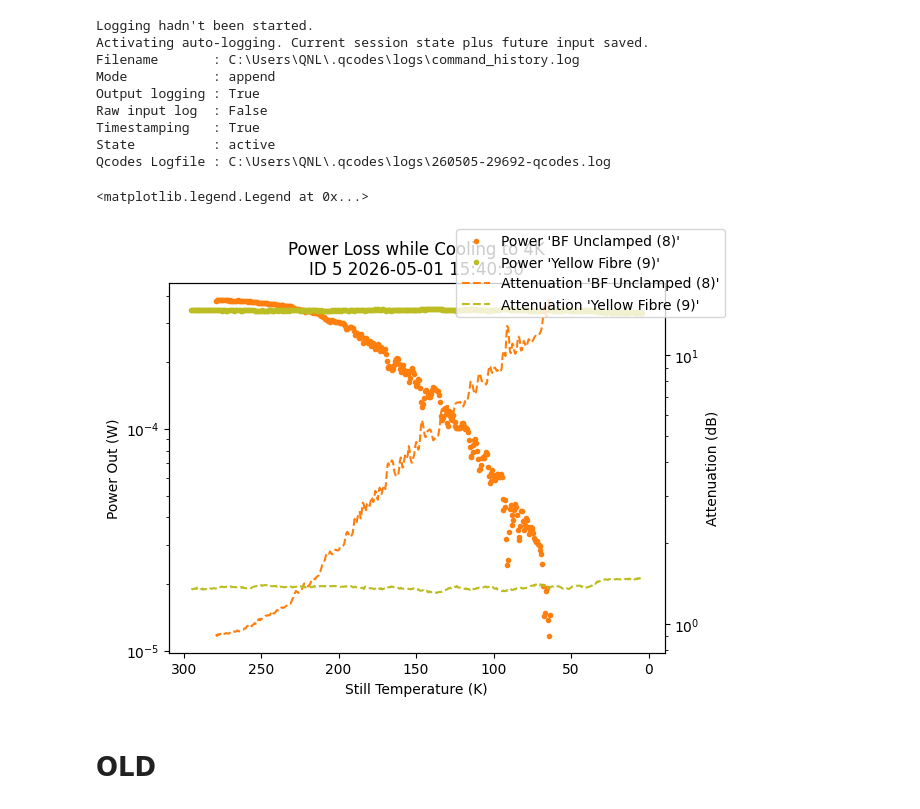
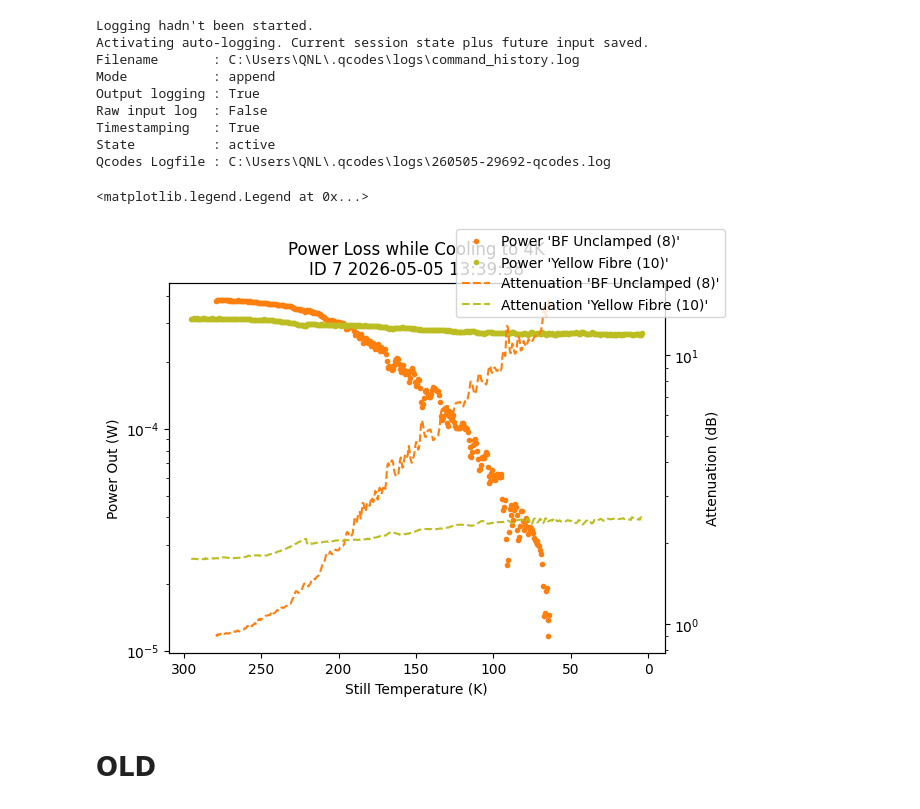
Before and after one commit to QNLSydney/snspd, a Jupyter notebook: SNSPD2/SNSPD9_10_combined_analysis.ipynb, the cells around one changed output. Saved outputs shown, nothing was run; the diff lists cells and outputs as text; code cells hidden in the pictures.

Commit message:
Completed cooldown 10 analysis, fibre works

```diff
--- a/SNSPD2/SNSPD9_10_combined_analysis.ipynb
+++ b/SNSPD2/SNSPD9_10_combined_analysis.ipynb
@@ -68,6 +68,10 @@ sampname8 = '00'
 db9 = "./2026-04-17_SNSPD9.db"
 exname9 = 'SNSPD9'
 sampname9 = '00'
+
+db10 = "./2026-04-17_SNSPD10.db"
+exname10 = 'SNSPD10'
+sampname10 = '00'
 # %%
 
 ID = 9
@@ -79,36 +83,43 @@ still_temp_8 = data_8['still_temp']['still_temp']
 
 ID = 5
 data_9 = params.load_id_from_database(db9, exname9, sampname9, ID).get_parameter_data()
 power10_9 = data_9['power10']['power10']
 power90_9 = data_9['power90']['power90']
 attenuation_9 = data_9['attenuation']['attenuation']
 still_temp_9 = data_9['still_temp']['still_temp']
 
+ID = 7
+data_10 = params.load_id_from_database(db10, exname10, sampname10, ID).get_parameter_data()
+power10_10 = data_10['power10']['power10']
+power90_10 = data_10['power90']['power90']
+attenuation_10 = data_10['attenuation']['attenuation']
+still_temp_10 = data_10['still_temp']['still_temp']
+
 fig, ax1 = plt.subplots()
 
 ax1.semilogy(still_temp_8, power10_8, '.', color = 'tab:orange', label='Power \'BF Unclamped (8)\'')
 ax1.set_xlabel('Still Temperature (K)')
 ax1.set_ylabel('Power Out (W)')
 ax1.set_title(params.make_title('Power Loss while Cooling to 4K', ID))
 ax1.invert_xaxis()
 
 ax2 = ax1.twinx()
 ax2.semilogy(still_temp_8, attenuation_8, '--', color='tab:orange', label='Attenuation \'BF Unclamped (8)\'')
 ax2.set_xlabel('Still Temperature (K)')
 ax2.set_ylabel('Attenuation (dB)')
 
-ax1.semilogy(still_temp_9, power10_9, '.', color = 'tab:olive', label='Power \'Yellow Fibre (9)\'')
+ax1.semilogy(still_temp_10, power10_10, '.', color = 'tab:olive', label='Power \'Yellow Fibre (10)\'')
 ax1.set_xlabel('Still Temperature (K)')
 ax1.set_ylabel('Power Out (W)')
 
-ax2.semilogy(still_temp_9, attenuation_9, '--', color='tab:olive', label='Attenuation \'Yellow Fibre (9)\'')
+ax2.semilogy(still_temp_10, attenuation_10, '--', color='tab:olive', label='Attenuation \'Yellow Fibre (10)\'')
 ax2.set_xlabel('Still Temperature (K)')
 ax2.set_ylabel('Attenuation (dB)')
 
 fig.legend()
 # %% [output]
 <matplotlib.legend.Legend at 0x...>
-[figure, old version]
+[figure, new version]
 # %% [markdown]
 # OLD
 # %% [markdown]
```
Also changed, not shown: 1 other file.
